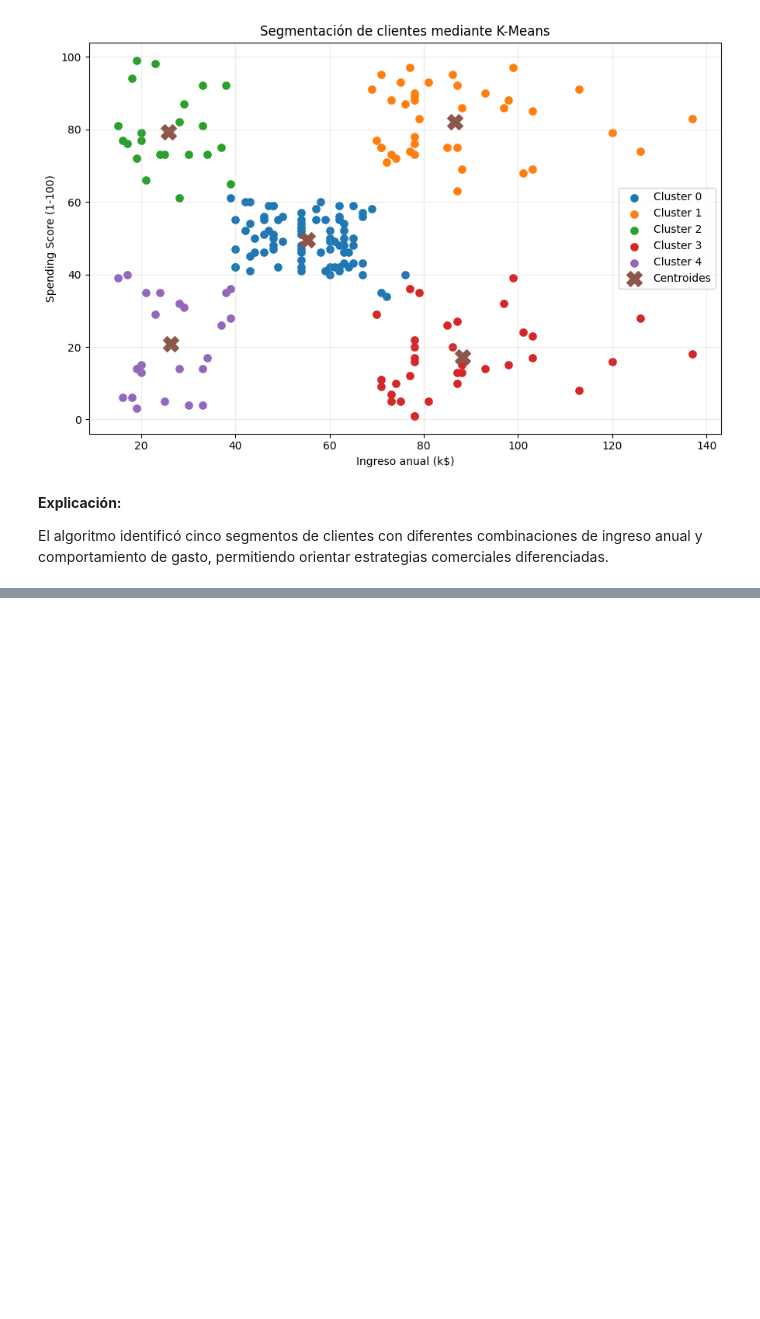
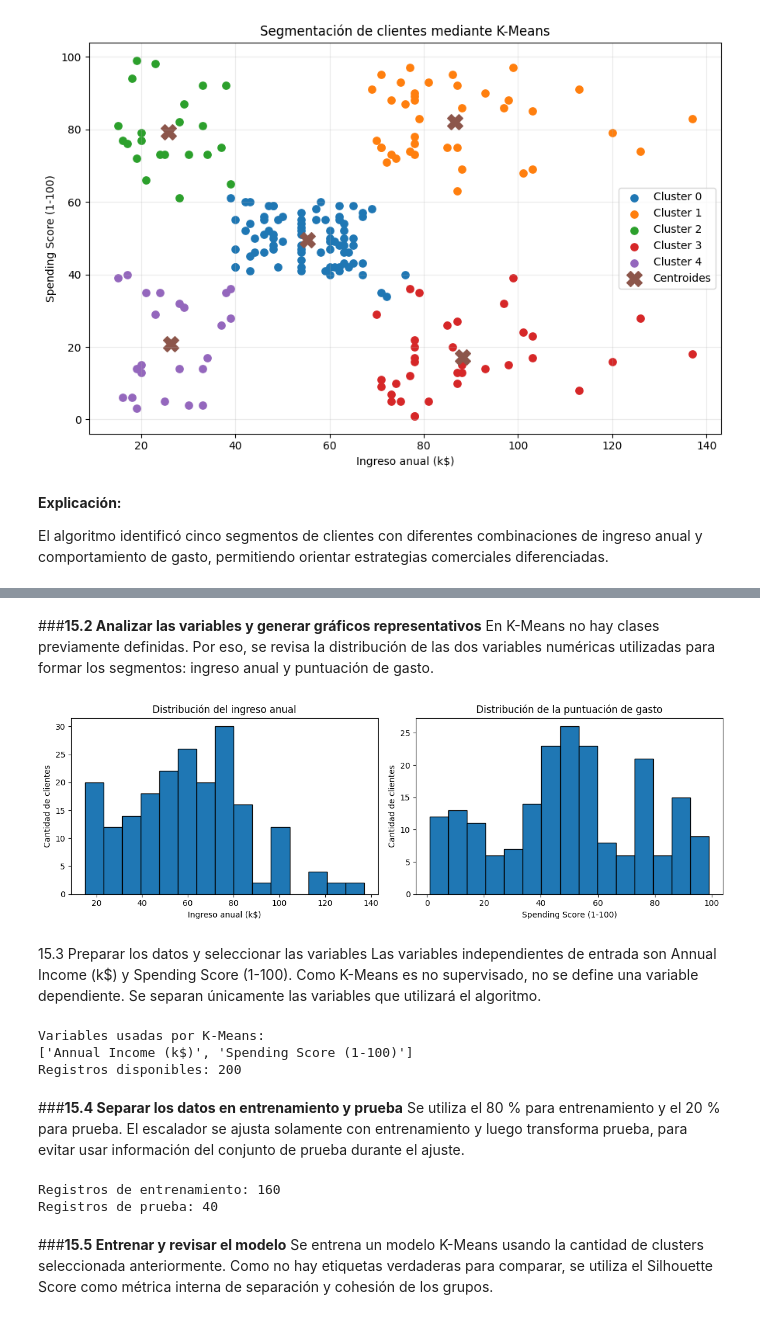
Before and after one commit to mipaillafil/evaluacion-1-gp, a Jupyter notebook: Mall_Customers.ipynb, the cells around one changed output, grey strips where cells are left out. Drawn from its saved outputs; the diff is of its cells as text; code cells hidden in the pictures; blank space fills up the shorter version.

```diff
--- a/Mall_Customers.ipynb
+++ b/Mall_Customers.ipynb
@@ -504,0 +563,59 @@ El análisis mediante K-Means permitió identificar cinco segmentos de clientes
+# %% [markdown]
+###**15.2 Analizar las variables y generar gráficos representativos**
+En K-Means no hay clases previamente definidas. Por eso, se revisa la distribución de las dos variables numéricas utilizadas para formar los segmentos: ingreso anual y puntuación de gasto.
+# %%
+fig, ejes = plt.subplots(1, 2, figsize=(12, 4))
+
+ejes[0].hist(df["Annual Income (k$)"], bins=15, edgecolor="black")
+ejes[0].set_title("Distribución del ingreso anual")
+ejes[0].set_xlabel("Ingreso anual (k$)")
+ejes[0].set_ylabel("Cantidad de clientes")
+
+ejes[1].hist(df["Spending Score (1-100)"], bins=15, edgecolor="black")
+ejes[1].set_title("Distribución de la puntuación de gasto")
+ejes[1].set_xlabel("Spending Score (1-100)")
+ejes[1].set_ylabel("Cantidad de clientes")
+
+plt.tight_layout()
+plt.show()
+# %% [output]
+[figure, added]
+# %% [markdown]
+15.3 Preparar los datos y seleccionar las variables
+Las variables independientes de entrada son Annual Income (k$) y Spending Score (1-100). Como K-Means es no supervisado, no se define una variable dependiente. Se separan únicamente las variables que utilizará el algoritmo.
+# %%
+X_modelo = df[["Annual Income (k$)", "Spending Score (1-100)"]].copy()
+
+print("Variables usadas por K-Means:")
+print(X_modelo.columns.to_list())
+print("Registros disponibles:", len(X_modelo))
+# %% [output]
+Variables usadas por K-Means:
+['Annual Income (k$)', 'Spending Score (1-100)']
+Registros disponibles: 200
+# %% [markdown]
+###**15.4 Separar los datos en entrenamiento y prueba**
+Se utiliza el 80 % para entrenamiento y el 20 % para prueba. El escalador se ajusta solamente con entrenamiento y luego transforma prueba, para evitar usar información del conjunto de prueba durante el ajuste.
+# %%
+from sklearn.model_selection import train_test_split
+from sklearn.cluster import KMeans
+from sklearn.metrics import silhouette_score
+
+X_entrenamiento, X_prueba = train_test_split(
+    X_modelo,
+    test_size=0.20,
+    random_state=42
+)
+
+escalador_validacion = StandardScaler()
+X_entrenamiento_escalado = escalador_validacion.fit_transform(X_entrenamiento)
+X_prueba_escalado = escalador_validacion.transform(X_prueba)
+
+print("Registros de entrenamiento:", len(X_entrenamiento))
+print("Registros de prueba:", len(X_prueba))
+# %% [output]
+Registros de entrenamiento: 160
+Registros de prueba: 40
+# %% [markdown]
+###**15.5 Entrenar y revisar el modelo**
+Se entrena un modelo K-Means usando la cantidad de clusters seleccionada anteriormente. Como no hay etiquetas verdaderas para comparar, se utiliza el Silhouette Score como métrica interna de separación y cohesión de los grupos.
```
Also changed, not shown: parts of 22 cells of this notebook.
